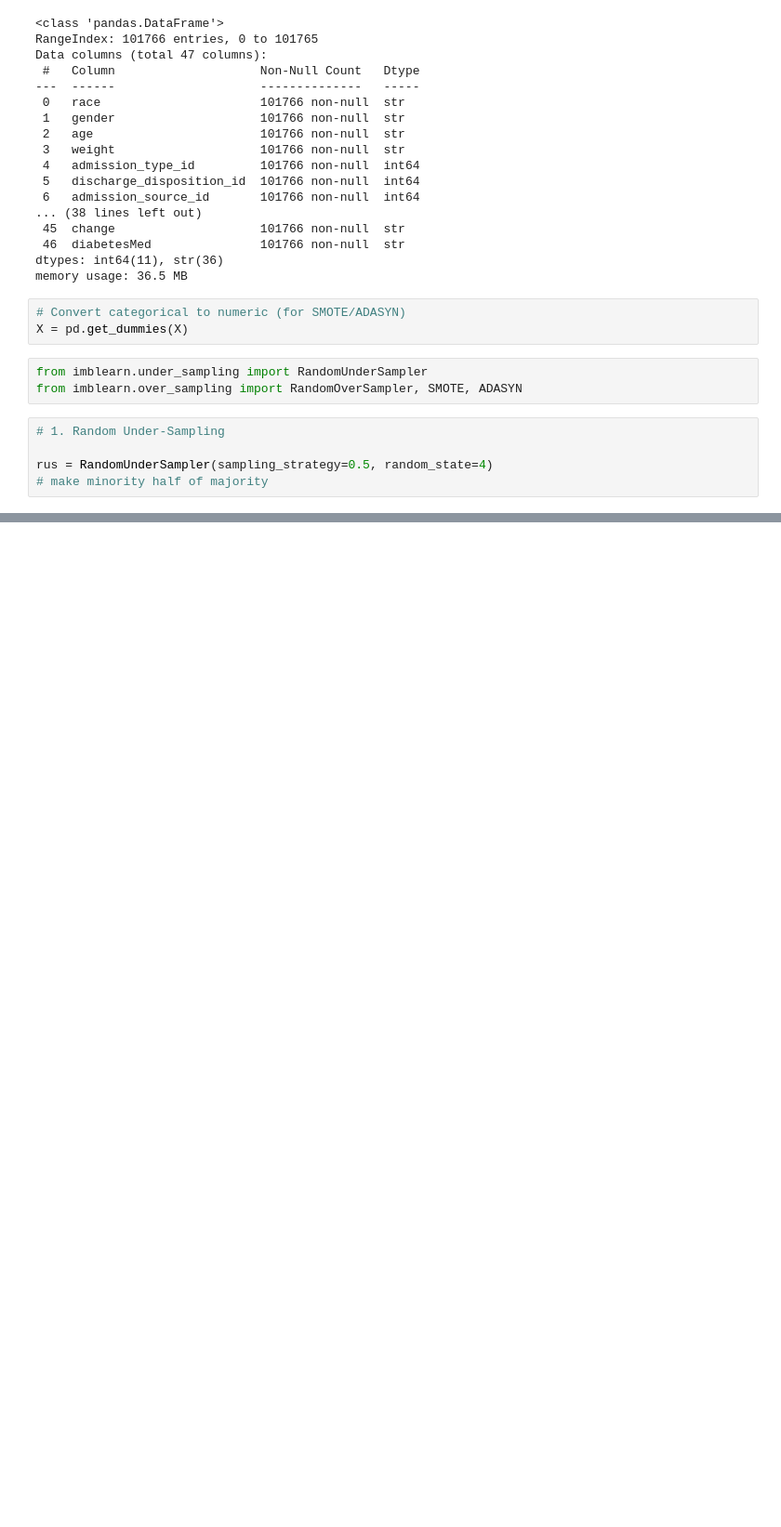
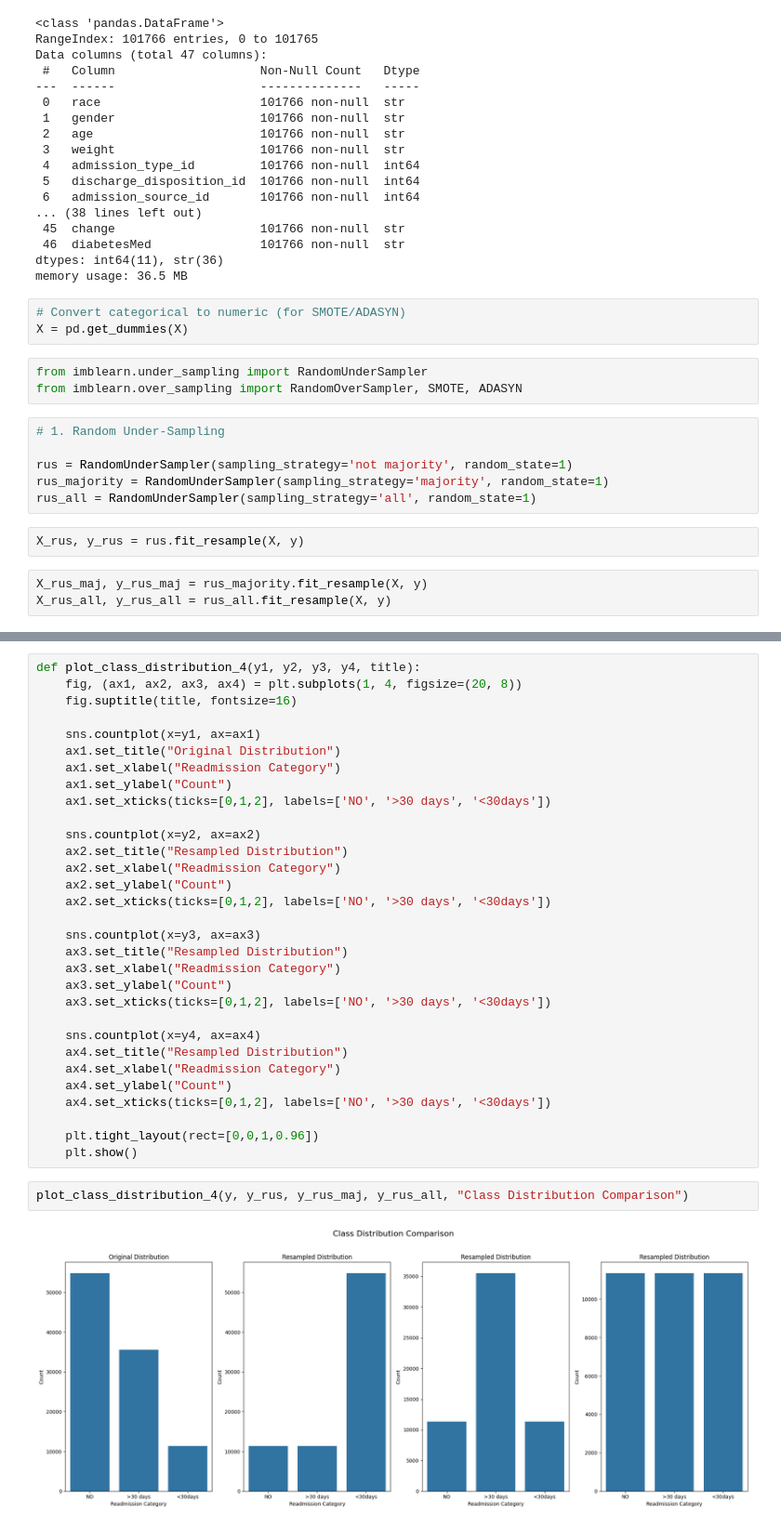
Before and after one commit to KG1234567/Feature-Engineering, a Jupyter notebook: 13-05-2026/13-05-2026-diabetes.ipynb, the cells around one changed output, grey strips where cells are left out. Shown at 93% size. Cells and saved outputs as stored; diff of their text form; blank space fills up the shorter version.

Commit message:
added graphs

```diff
--- a/13-05-2026/13-05-2026-diabetes.ipynb
+++ b/13-05-2026/13-05-2026-diabetes.ipynb
@@ -99,5 +99,11 @@ from imblearn.over_sampling import RandomOverSampler, SMOTE, ADASYN
 # %%
 # 1. Random Under-Sampling
 
-rus = RandomUnderSampler(sampling_strategy=0.5, random_state=4)
-# make minority half of majority
+rus = RandomUnderSampler(sampling_strategy='not majority', random_state=1)
+rus_majority = RandomUnderSampler(sampling_strategy='majority', random_state=1)
+rus_all = RandomUnderSampler(sampling_strategy='all', random_state=1)
+# %%
+X_rus, y_rus = rus.fit_resample(X, y)
+# %%
+X_rus_maj, y_rus_maj = rus_majority.fit_resample(X, y)
+X_rus_all, y_rus_all = rus_all.fit_resample(X, y)
@@ -103,0 +124,35 @@ rus = RandomUnderSampler(sampling_strategy=0.5, random_state=4)
+# %%
+def plot_class_distribution_4(y1, y2, y3, y4, title):
+    fig, (ax1, ax2, ax3, ax4) = plt.subplots(1, 4, figsize=(20, 8))
+    fig.suptitle(title, fontsize=16)
+
+    sns.countplot(x=y1, ax=ax1)
+    ax1.set_title("Original Distribution")
+    ax1.set_xlabel("Readmission Category")
+    ax1.set_ylabel("Count")
+    ax1.set_xticks(ticks=[0,1,2], labels=['NO', '>30 days', '<30days'])
+
+    sns.countplot(x=y2, ax=ax2)
+    ax2.set_title("Resampled Distribution")
+    ax2.set_xlabel("Readmission Category")
+    ax2.set_ylabel("Count")
+    ax2.set_xticks(ticks=[0,1,2], labels=['NO', '>30 days', '<30days'])
+
+    sns.countplot(x=y3, ax=ax3)
+    ax3.set_title("Resampled Distribution")
+    ax3.set_xlabel("Readmission Category")
+    ax3.set_ylabel("Count")
+    ax3.set_xticks(ticks=[0,1,2], labels=['NO', '>30 days', '<30days'])
+
+    sns.countplot(x=y4, ax=ax4)
+    ax4.set_title("Resampled Distribution")
+    ax4.set_xlabel("Readmission Category")
+    ax4.set_ylabel("Count")
+    ax4.set_xticks(ticks=[0,1,2], labels=['NO', '>30 days', '<30days'])
+
+    plt.tight_layout(rect=[0,0,1,0.96])
+    plt.show()
+# %%
+plot_class_distribution_4(y, y_rus, y_rus_maj, y_rus_all, "Class Distribution Comparison")
+# %% [output]
+[figure, added]
```
Also changed, not shown: parts of 3 cells of this notebook.
